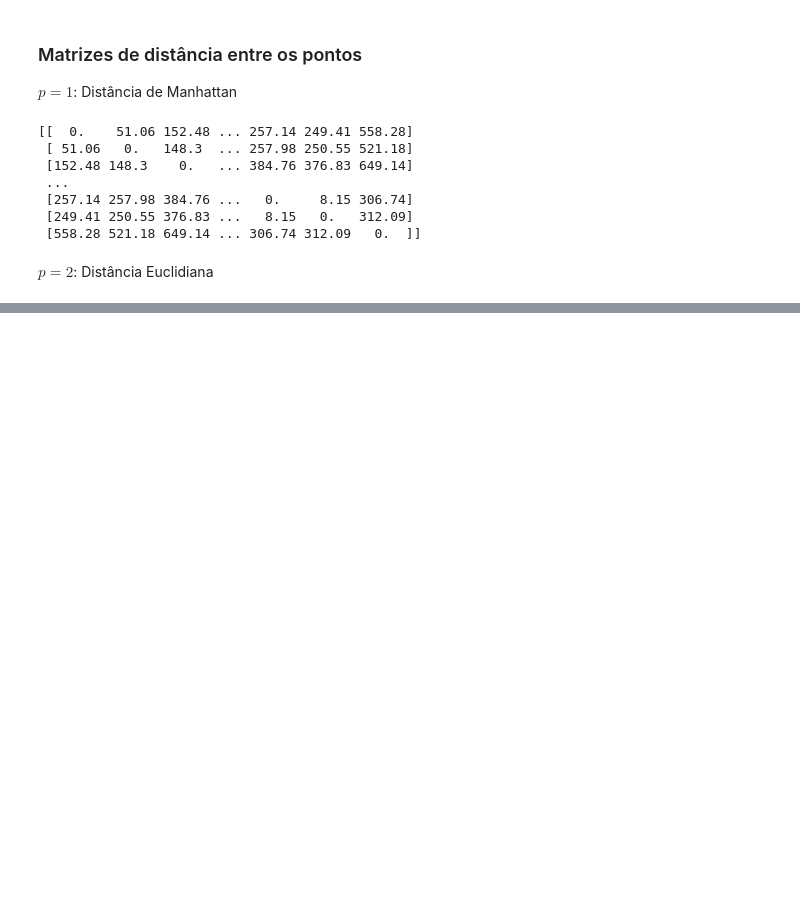
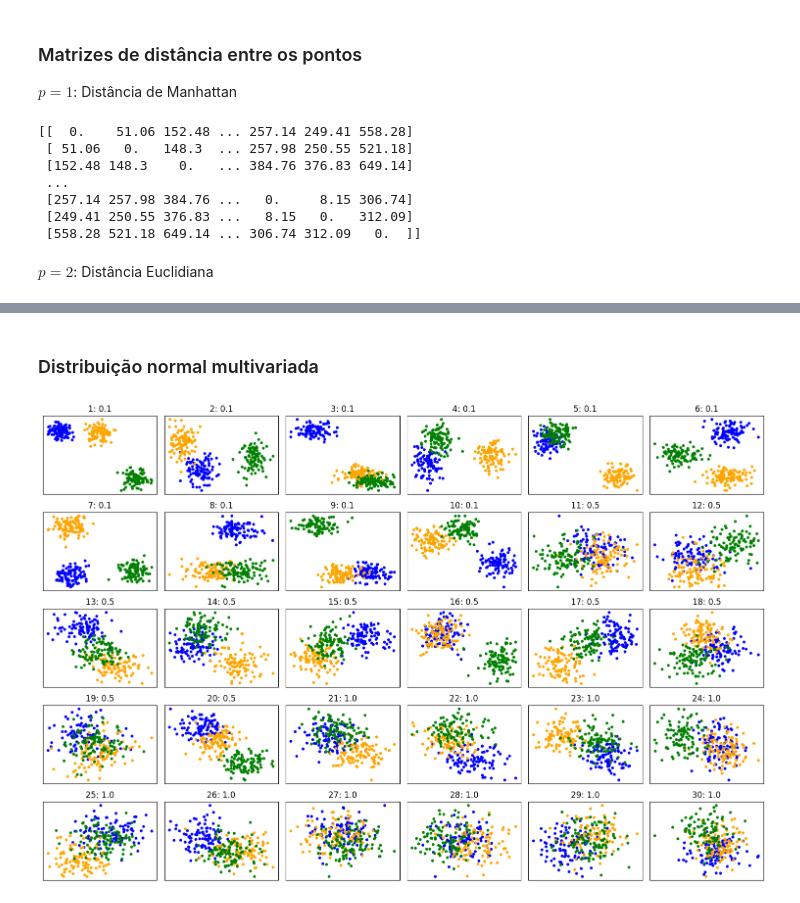
Before and after one commit to belatavaresp/tp2-alg2-2024-1, a Jupyter notebook: code.ipynb, the cells around one changed output, grey strips where cells are left out. Cells and saved outputs as stored; diff of their text form; code cells hidden in the pictures; blank space fills up the shorter version.

```diff
--- a/code.ipynb
+++ b/code.ipynb
@@ -157,0 +292,44 @@ alg_busca_binaria(samples, 4, euclid_d)
+# %% [markdown]
+### Distribuição normal multivariada
+# %%
+def generate_datasets(dts=10, cts=3, points_center=100, desv=None):
+    if desv is None:
+        desv = [0.1, 0.5, 1.0]  # desvios: baixo, médio e alto
+    datasets = []
+
+    ind = 1
+    for desvio in desv:
+        for _ in range(dts):
+            centers = np.random.rand(cts, 2) * 4 - 2
+            X = []
+            y = []
+            for i, center in enumerate(centers):
+                points = np.random.multivariate_normal(center, np.eye(2) * desvio, points_center)
+                X.append(points)
+                y.append(np.full(points_center, i))
+            X = np.vstack(X)
+            y = np.hstack(y)
+            datasets.append((X, y, f"{ind}: {desvio}"))
+            ind += 1
+
+    return datasets
+
+# gerando os conjuntos de dados
+datasets = generate_datasets()
+
+# Plots
+def plot_generated_datasets(datasets):
+    plt.figure(figsize=(15, 10))
+    for i, (X, y, title) in enumerate(datasets):
+        ax = plt.subplot(5, 6, i + 1)
+        cluster_colors = [colors[label % len(colors)] for label in y]
+        ax.scatter(X[:, 0], X[:, 1], c=cluster_colors, s=10)
+        ax.set_title(title)
+        ax.set_xticks(())
+        ax.set_yticks(())
+    plt.tight_layout()
+    plt.show()
+
+plot_generated_datasets(datasets)
+# %% [output]
+[figure, added]
```
Also changed, not shown: parts of 15 cells of this notebook.
